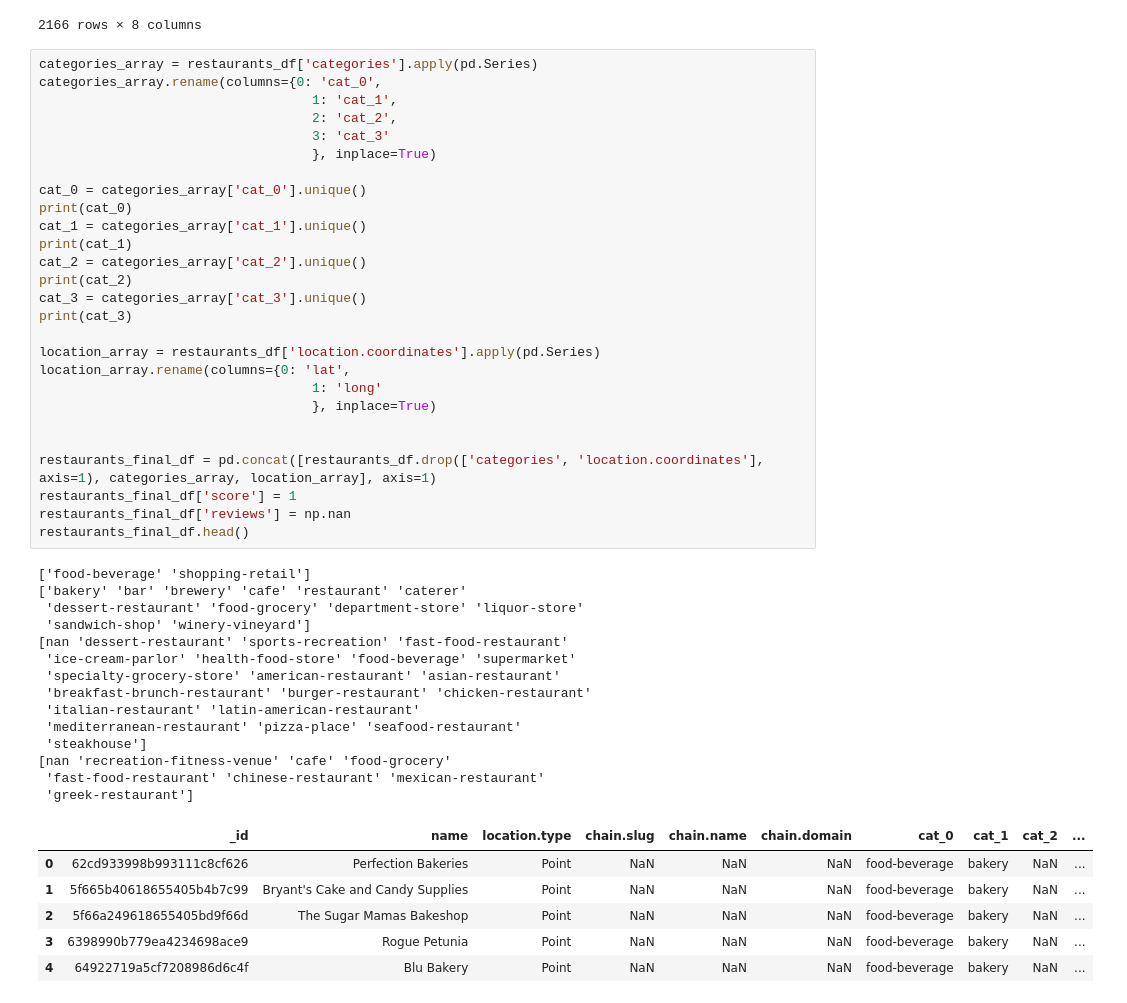
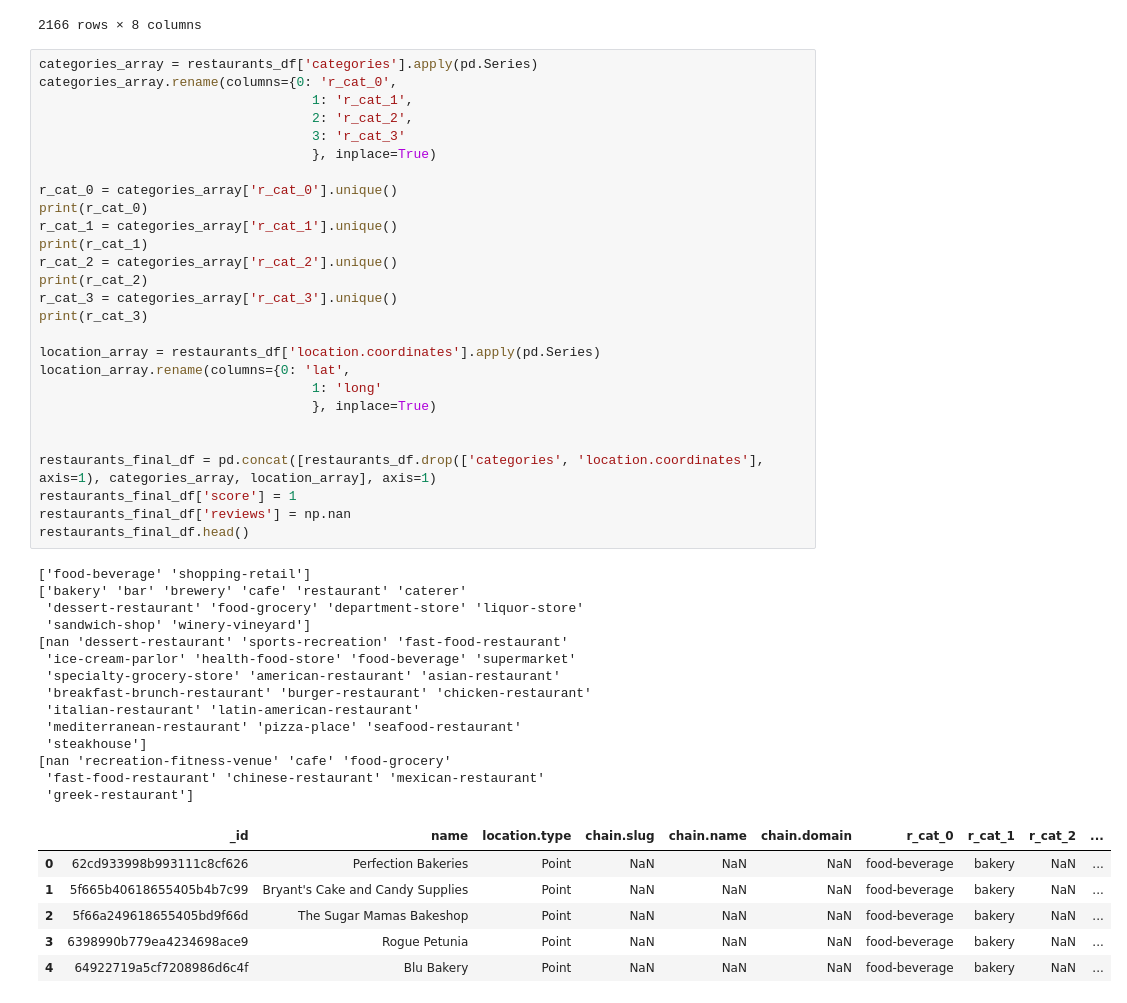
Before and after one commit to SwagmasterMatt/Web-App-Project, a Jupyter notebook: LogicScripts/Cleaning.ipynb, the cells around one changed output. Saved outputs shown, nothing was run; the diff lists cells and outputs as text.

```diff
--- a/LogicScripts/Cleaning.ipynb
+++ b/LogicScripts/Cleaning.ipynb
@@ -57,47 +57,47 @@ restaurants_df
 2166 rows × 8 columns
 # %%
 categories_array = restaurants_df['categories'].apply(pd.Series)
-categories_array.rename(columns={0: 'cat_0',
-                                   1: 'cat_1',
-                                   2: 'cat_2',
-                                   3: 'cat_3'
+categories_array.rename(columns={0: 'r_cat_0',
+                                   1: 'r_cat_1',
+                                   2: 'r_cat_2',
+                                   3: 'r_cat_3'
                                    }, inplace=True)
 
-cat_0 = categories_array['cat_0'].unique()
-print(cat_0)
-cat_1 = categories_array['cat_1'].unique()
-print(cat_1)
-cat_2 = categories_array['cat_2'].unique()
-print(cat_2)
-cat_3 = categories_array['cat_3'].unique()
-print(cat_3)
+r_cat_0 = categories_array['r_cat_0'].unique()
+print(r_cat_0)
+r_cat_1 = categories_array['r_cat_1'].unique()
+print(r_cat_1)
+r_cat_2 = categories_array['r_cat_2'].unique()
+print(r_cat_2)
+r_cat_3 = categories_array['r_cat_3'].unique()
+print(r_cat_3)
 
 location_array = restaurants_df['location.coordinates'].apply(pd.Series)
 location_array.rename(columns={0: 'lat',
                                    1: 'long'
                                    }, inplace=True)
 
 
 restaurants_final_df = pd.concat([restaurants_df.drop(['categories', 'location.coordinates'], axis=1), categories_array, location_array], axis=1)
 restaurants_final_df['score'] = 1
 restaurants_final_df['reviews'] = np.nan
 restaurants_final_df.head()
 # %% [output]
 ['food-beverage' 'shopping-retail']
 ['bakery' 'bar' 'brewery' 'cafe' 'restaurant' 'caterer'
  'dessert-restaurant' 'food-grocery' 'department-store' 'liquor-store'
  'sandwich-shop' 'winery-vineyard']
 [nan 'dessert-restaurant' 'sports-recreation' 'fast-food-restaurant'
  'ice-cream-parlor' 'health-food-store' 'food-beverage' 'supermarket'
  'specialty-grocery-store' 'american-restaurant' 'asian-restaurant'
  'breakfast-brunch-restaurant' 'burger-restaurant' 'chicken-restaurant'
  'italian-restaurant' 'latin-american-restaurant'
  'mediterranean-restaurant' 'pizza-place' 'seafood-restaurant'
  'steakhouse']
 [nan 'recreation-fitness-venue' 'cafe' 'food-grocery'
  'fast-food-restaurant' 'chinese-restaurant' 'mexican-restaurant'
  'greek-restaurant']
-|  | _id | name | location.type | chain.slug | chain.name | chain.domain | cat_0 | cat_1 | cat_2 | ... |
+|  | _id | name | location.type | chain.slug | chain.name | chain.domain | r_cat_0 | r_cat_1 | r_cat_2 | ... |
 | 0 | 62cd933998b993111c8cf626 | Perfection Bakeries | Point | NaN | NaN | NaN | food-beverage | bakery | NaN | ... |
 | 1 | 5f665b40618655405b4b7c99 | Bryant's Cake and Candy Supplies | Point | NaN | NaN | NaN | food-beverage | bakery | NaN | ... |
 | 2 | 5f66a249618655405bd9f66d | The Sugar Mamas Bakeshop | Point | NaN | NaN | NaN | food-beverage | bakery | NaN | ... |
```
Also changed, not shown: parts of 12 cells of this notebook, 1 other file.
